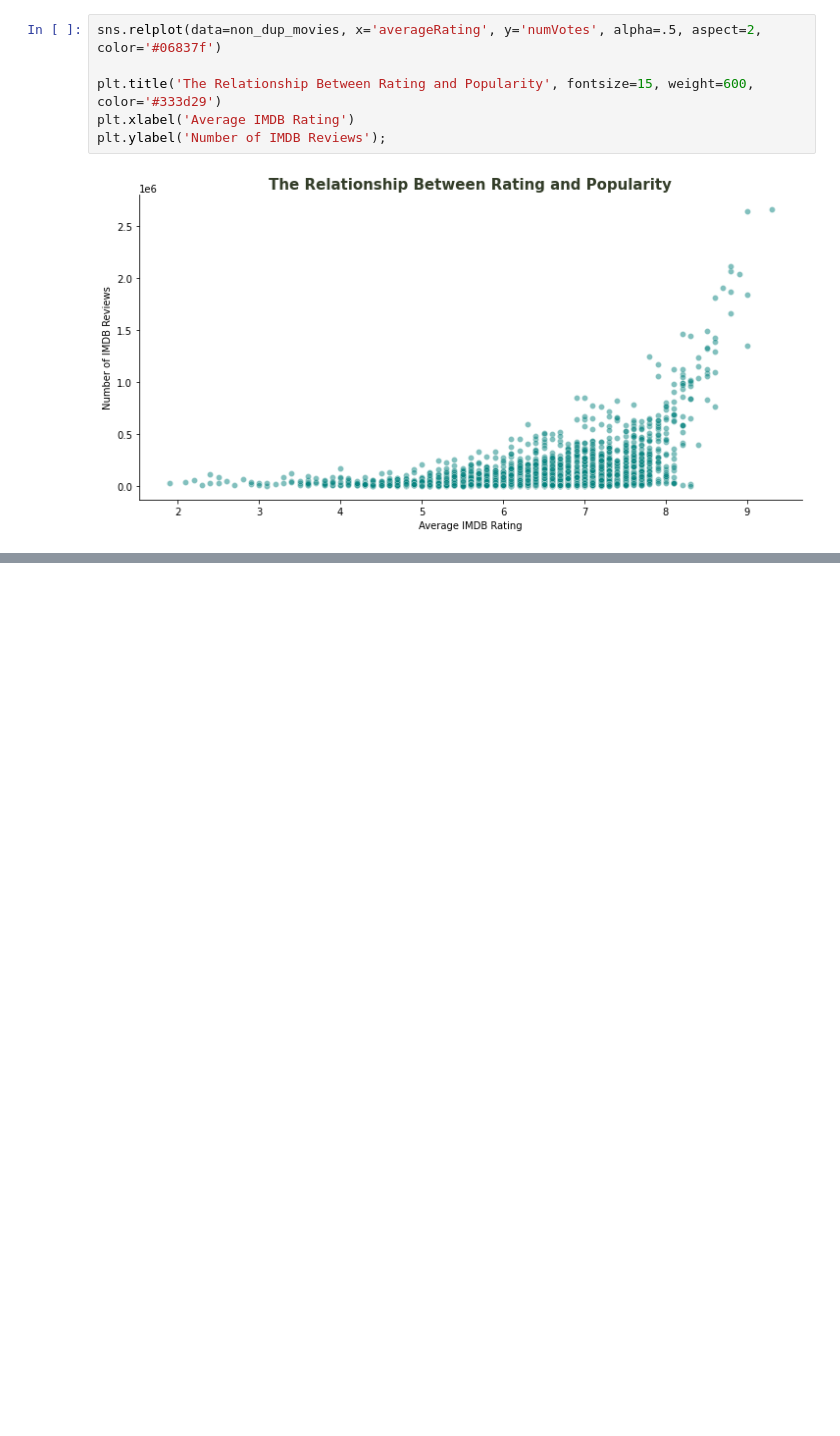
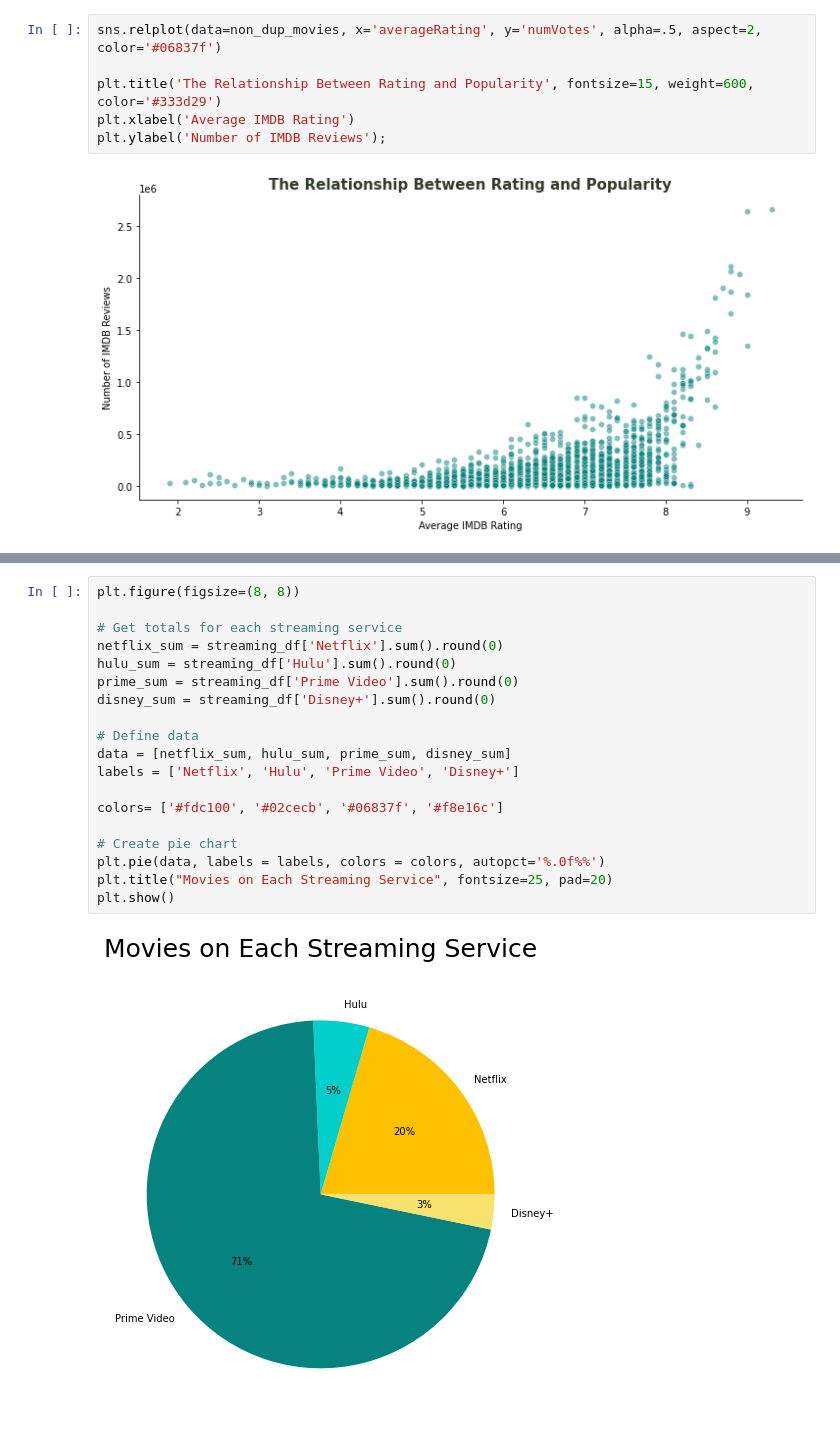
Before and after one commit to kevgross89/Apple-TV-Movie-Recommendation-Engine, a Jupyter notebook: What To Watch - Movie Recommendation Engine.ipynb, the cells around one changed output, grey strips where cells are left out. Cells and saved outputs as stored; diff of their text form; blank space fills up the shorter version.

```diff
--- a/What To Watch - Movie Recommendation Engine.ipynb
+++ b/What To Watch - Movie Recommendation Engine.ipynb
@@ -633,0 +680,21 @@ plt.ylabel('Number of IMDB Reviews');
+# %%
+plt.figure(figsize=(8, 8))
+
+# Get totals for each streaming service
+netflix_sum = streaming_df['Netflix'].sum().round(0)
+hulu_sum = streaming_df['Hulu'].sum().round(0)
+prime_sum = streaming_df['Prime Video'].sum().round(0)
+disney_sum = streaming_df['Disney+'].sum().round(0)
+
+# Define data
+data = [netflix_sum, hulu_sum, prime_sum, disney_sum]
+labels = ['Netflix', 'Hulu', 'Prime Video', 'Disney+']
+
+colors= ['#fdc100', '#02cecb', '#06837f', '#f8e16c']
+
+# Create pie chart
+plt.pie(data, labels = labels, colors = colors, autopct='%.0f%%')
+plt.title("Movies on Each Streaming Service", fontsize=25, pad=20)
+plt.show()
+# %% [output]
+[figure, added]
```
Also changed, not shown: parts of 11 cells of this notebook.
